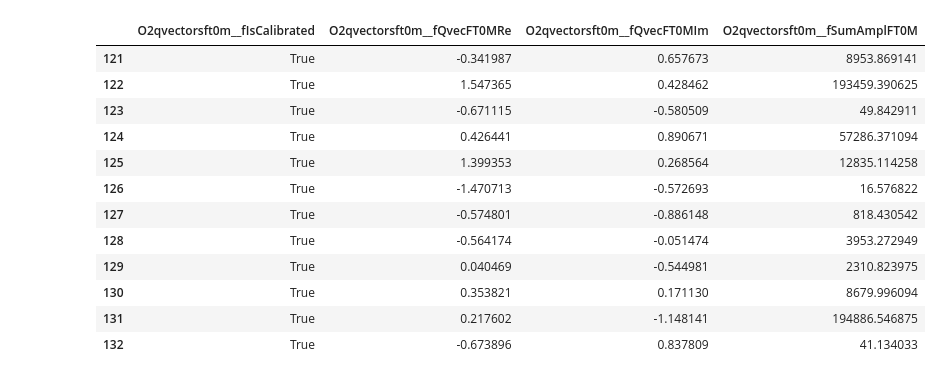
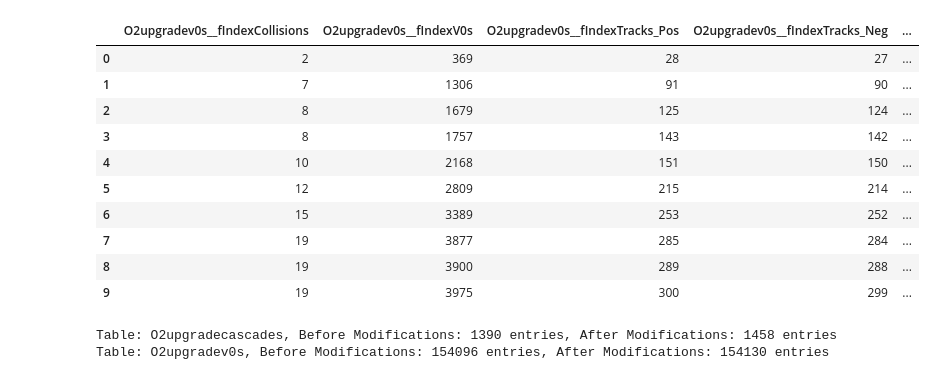
Before and after one commit to Marcellocosti/LocalTestsO2, a Jupyter notebook: OnTheFlyTracker/Trees.ipynb, the cells around one changed output. Saved outputs shown, nothing was run; the diff lists cells and outputs as text; code cells hidden in the pictures.

```diff
--- a/OnTheFlyTracker/Trees.ipynb
+++ b/OnTheFlyTracker/Trees.ipynb
@@ -51,13 +51,6 @@ def load_tables(filename, tables):
 
                 df = pd.DataFrame(data)
 
-                # df = pd.DataFrame({
-                #     k: ak.to_list(array[k]) if ak.ndim(array[k]) > 1 else ak.to_numpy(array[k])
-                #     for k in array.fields
-                # })
-                # df = pd.DataFrame({k: ak.to_list(v) for k, v in array.items()})
-                # df = ak.to_dataframe(array)
-
                 if df.empty:
                     print(f"Empty DataFrame for key: {key}")
                     continue
@@ -76,6 +69,6 @@ def load_tables(filename, tables):
 
 
 # Load datasets
-df_before_mod = load_tables("/home/mdicosta/LocalTestsO2/OnTheFlyTracker/AfterModifications/AO2DReco.root", tables)
-df_after_mod  = load_tables("/home/mdicosta/LocalTestsO2/OnTheFlyTracker/AfterModifications/Tree.root", tables)
+df_before_mod = load_tables("/home/mdicosta/LocalTestsO2/OnTheFlyTracker/BeforeModifications/TreeReco.root", tables)
+df_after_mod  = load_tables("/home/mdicosta/LocalTestsO2/OnTheFlyTracker/AfterModifications/TreeReco.root", tables)
 # %% [output]
@@ -133,16 +131,23 @@ df_after_mod["O2upgradev0s"][121:133]
 # %%
-df_before_mod["O2upgradev0s"][121:133]
+df_before_mod["O2upgradev0s"][0:10]
 # %% [output]
-|  | O2qvectorsft0m__fIsCalibrated | O2qvectorsft0m__fQvecFT0MRe | O2qvectorsft0m__fQvecFT0MIm | O2qvectorsft0m__fSumAmplFT0M |
-| 121 | True | -0.341987 | 0.657673 | 8953.869141 |
-| 122 | True | 1.547365 | 0.428462 | 193459.390625 |
-| 123 | True | -0.671115 | -0.580509 | 49.842911 |
-| 124 | True | 0.426441 | 0.890671 | 57286.371094 |
-| 125 | True | 1.399353 | 0.268564 | 12835.114258 |
-| 126 | True | -1.470713 | -0.572693 | 16.576822 |
-| 127 | True | -0.574801 | -0.886148 | 818.430542 |
-| 128 | True | -0.564174 | -0.051474 | 3953.272949 |
-| 129 | True | 0.040469 | -0.544981 | 2310.823975 |
-| 130 | True | 0.353821 | 0.171130 | 8679.996094 |
-| 131 | True | 0.217602 | -1.148141 | 194886.546875 |
-| 132 | True | -0.673896 | 0.837809 | 41.134033 |
+|  | O2upgradev0s__fIndexCollisions | O2upgradev0s__fIndexV0s | O2upgradev0s__fIndexTracks_Pos | O2upgradev0s__fIndexTracks_Neg | ... |
+| 0 | 2 | 369 | 28 | 27 | ... |
+| 1 | 7 | 1306 | 91 | 90 | ... |
+| 2 | 8 | 1679 | 125 | 124 | ... |
+| 3 | 8 | 1757 | 143 | 142 | ... |
+| 4 | 10 | 2168 | 151 | 150 | ... |
+| 5 | 12 | 2809 | 215 | 214 | ... |
+| 6 | 15 | 3389 | 253 | 252 | ... |
+| 7 | 19 | 3877 | 285 | 284 | ... |
+| 8 | 19 | 3900 | 289 | 288 | ... |
+| 9 | 19 | 3975 | 300 | 299 | ... |
+# %%
+# Compare lengths of tables
+for table in tables:
+    len_before = len(df_before_mod.get(table, []))
+    len_after = len(df_after_mod.get(table, []))
+    print(f"Table: {table}, Before Modifications: {len_before} entries, After Modifications: {len_after} entries")
+# %% [output]
+Table: O2upgradecascades, Before Modifications: 1390 entries, After Modifications: 1458 entries
+Table: O2upgradev0s, Before Modifications: 154096 entries, After Modifications: 154130 entries
```
Also changed, not shown: parts of 7 cells of this notebook, 18 other files.
